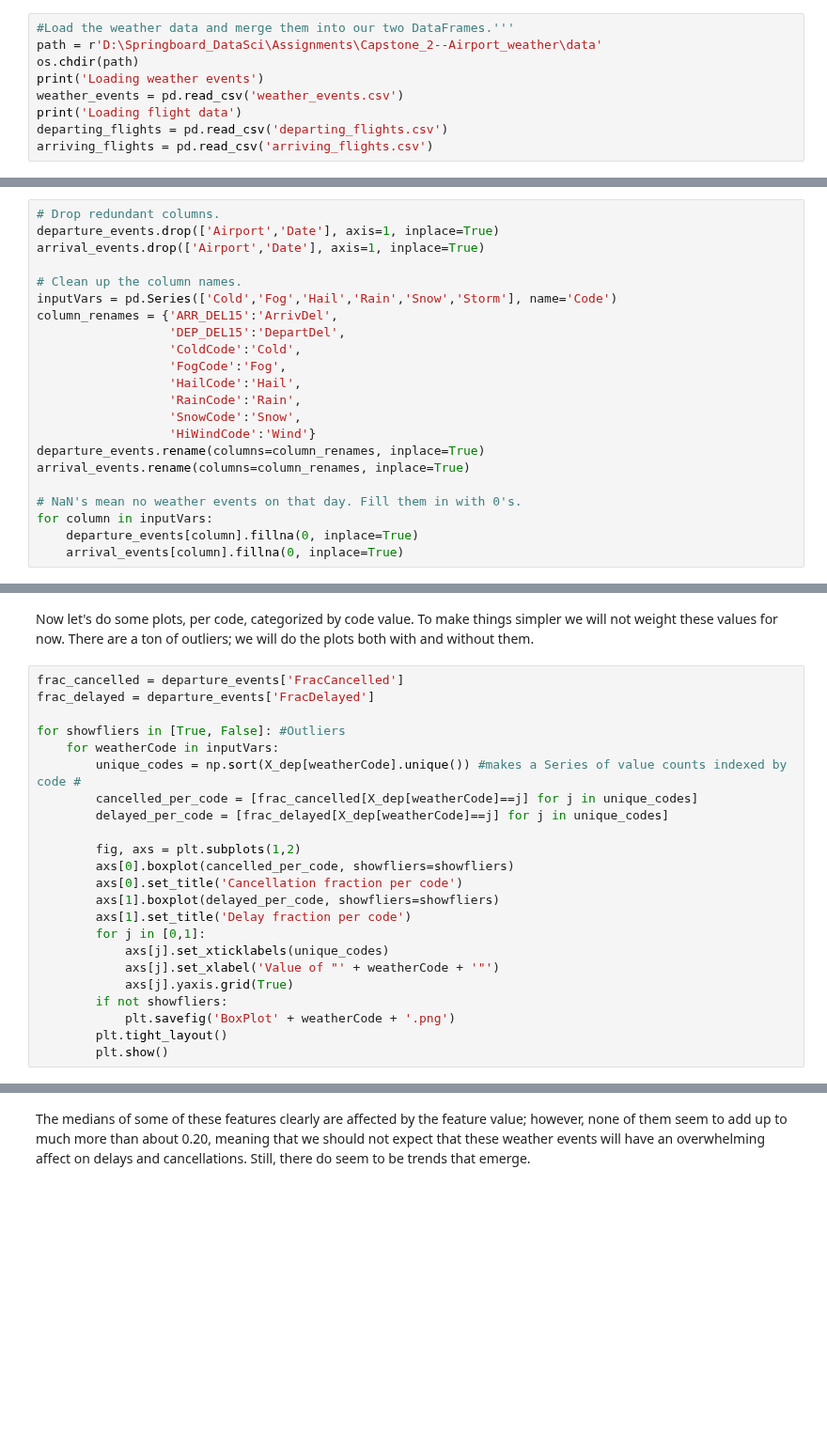
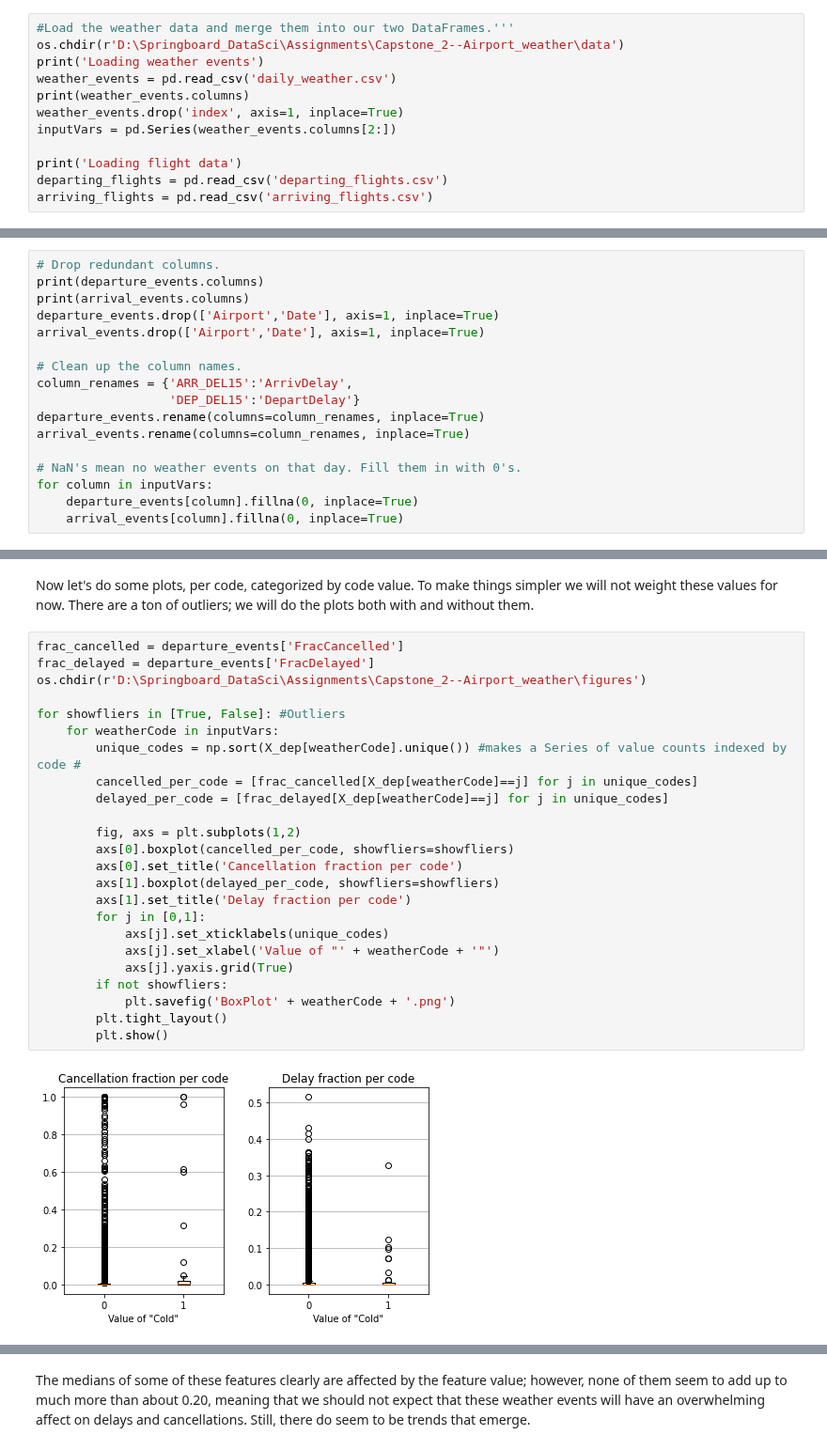
Before and after one commit to BarrettNB/Springboard, a Jupyter notebook: Capstone_2--Airport_weather/Steps_2-3_DataWrangling_EDA_2_Merging.ipynb, the cells around one changed output, grey strips where cells are left out. Shown at 94% size. Drawn from its saved outputs; the diff is of its cells as text; blank space fills up the shorter version.

```diff
--- a/Capstone_2--Airport_weather/Steps_2-3_DataWrangling_EDA_2_Merging.ipynb
+++ b/Capstone_2--Airport_weather/Steps_2-3_DataWrangling_EDA_2_Merging.ipynb
@@ -5,10 +5,13 @@ import pandas as pd
 import matplotlib.pyplot as plt
 # %%
 #Load the weather data and merge them into our two DataFrames.'''
-path = r'D:\Springboard_DataSci\Assignments\Capstone_2--Airport_weather\data'
-os.chdir(path)
+os.chdir(r'D:\Springboard_DataSci\Assignments\Capstone_2--Airport_weather\data')
 print('Loading weather events')
-weather_events = pd.read_csv('weather_events.csv')
+weather_events = pd.read_csv('daily_weather.csv')
+print(weather_events.columns)
+weather_events.drop('index', axis=1, inplace=True)
+inputVars = pd.Series(weather_events.columns[2:])
+
 print('Loading flight data')
 departing_flights = pd.read_csv('departing_flights.csv')
 arriving_flights = pd.read_csv('arriving_flights.csv')
@@ -25,19 +31,14 @@ arrival_events = arriving_flights.merge(
     right_on=['Airport','Date'], validate='one_to_many')
 # %%
 # Drop redundant columns.
+print(departure_events.columns)
+print(arrival_events.columns)
 departure_events.drop(['Airport','Date'], axis=1, inplace=True)
 arrival_events.drop(['Airport','Date'], axis=1, inplace=True)
 
 # Clean up the column names.
-inputVars = pd.Series(['Cold','Fog','Hail','Rain','Snow','Storm'], name='Code')
-column_renames = {'ARR_DEL15':'ArrivDel',
-                  'DEP_DEL15':'DepartDel',
-                  'ColdCode':'Cold',
-                  'FogCode':'Fog',
-                  'HailCode':'Hail',
-                  'RainCode':'Rain',
-                  'SnowCode':'Snow',
-                  'HiWindCode':'Wind'}
+column_renames = {'ARR_DEL15':'ArrivDelay',
+                  'DEP_DEL15':'DepartDelay'}
 departure_events.rename(columns=column_renames, inplace=True)
 arrival_events.rename(columns=column_renames, inplace=True)
 
@@ -97,23 +120,26 @@ will do the plots both with and without them.
 # %%
 frac_cancelled = departure_events['FracCancelled']
 frac_delayed = departure_events['FracDelayed']
+os.chdir(r'D:\Springboard_DataSci\Assignments\Capstone_2--Airport_weather\figures')
 
 for showfliers in [True, False]: #Outliers
     for weatherCode in inputVars:
         unique_codes = np.sort(X_dep[weatherCode].unique()) #makes a Series of value counts indexed by code #
         cancelled_per_code = [frac_cancelled[X_dep[weatherCode]==j] for j in unique_codes]
         delayed_per_code = [frac_delayed[X_dep[weatherCode]==j] for j in unique_codes]
 
         fig, axs = plt.subplots(1,2)
         axs[0].boxplot(cancelled_per_code, showfliers=showfliers)
         axs[0].set_title('Cancellation fraction per code')
         axs[1].boxplot(delayed_per_code, showfliers=showfliers)
         axs[1].set_title('Delay fraction per code')
         for j in [0,1]:
             axs[j].set_xticklabels(unique_codes)
             axs[j].set_xlabel('Value of "' + weatherCode + '"')
             axs[j].yaxis.grid(True)
         if not showfliers:
             plt.savefig('BoxPlot' + weatherCode + '.png')
         plt.tight_layout()
         plt.show()
+# %% [output]
+[figure, added]
```
Also changed, not shown: parts of 8 cells of this notebook.
